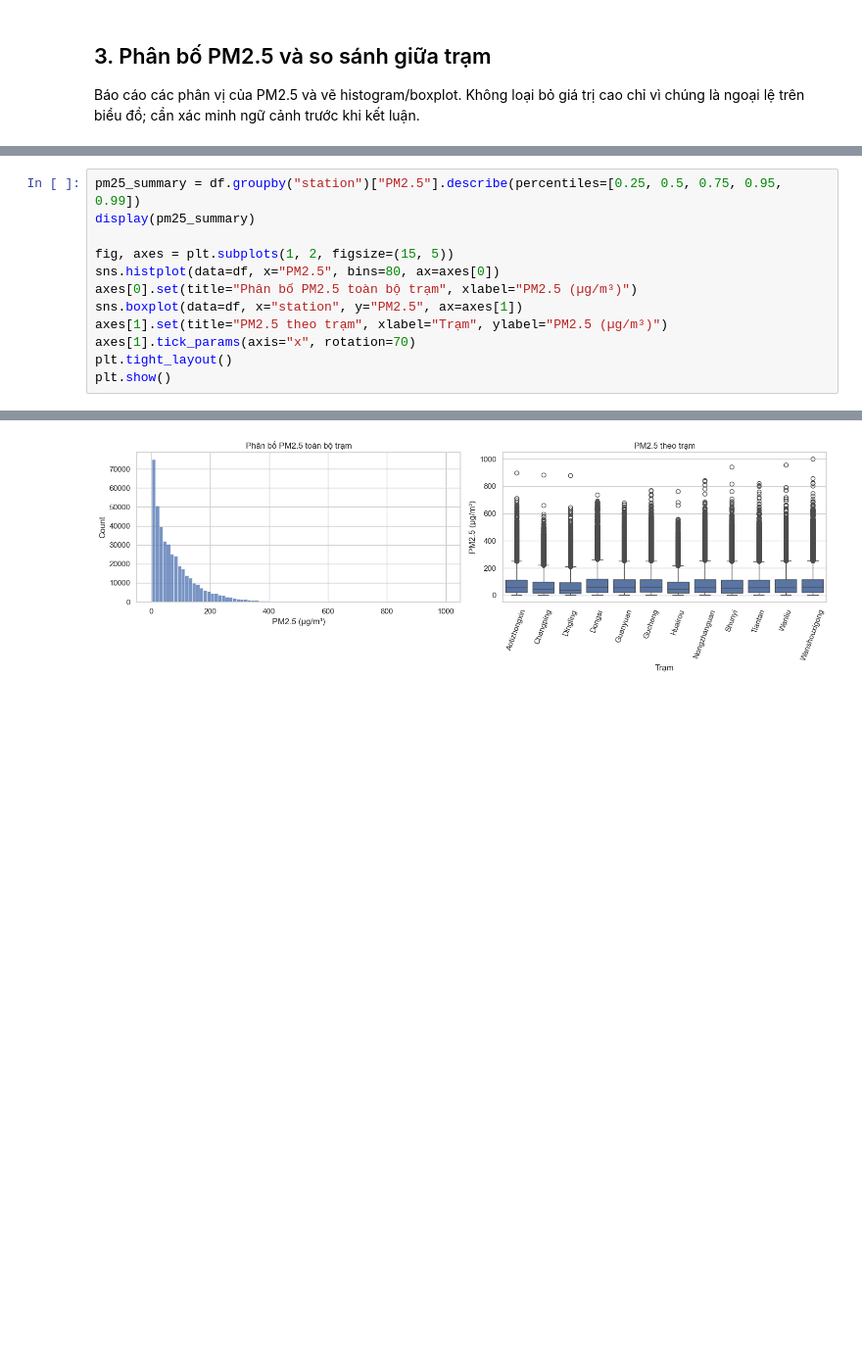
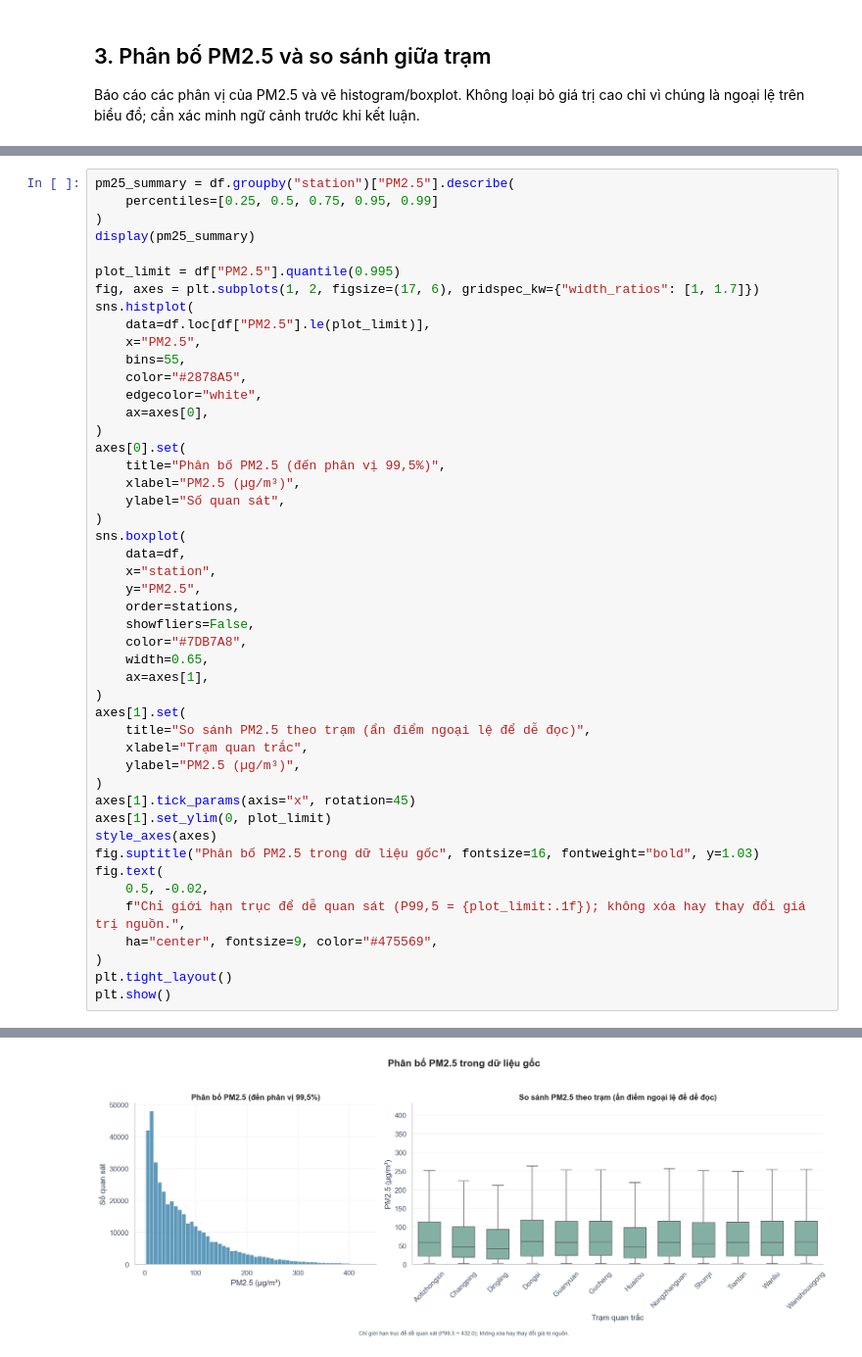
Before and after one commit to bjruly/sgu_finalproject_machinelearning_2026-2027, a Jupyter notebook: notebooks/01_eda_and_preprocessing.ipynb, the cells around one changed output, grey strips where cells are left out. Shown at 98% size. Cells and saved outputs as stored; diff of their text form; blank space fills up the shorter version.

```diff
--- a/notebooks/01_eda_and_preprocessing.ipynb
+++ b/notebooks/01_eda_and_preprocessing.ipynb
@@ -192,29 +346,64 @@ Báo cáo các phân vị của PM2.5 và vẽ histogram/boxplot. Không loại
 # %%
-pm25_summary = df.groupby("station")["PM2.5"].describe(percentiles=[0.25, 0.5, 0.75, 0.95, 0.99])
+pm25_summary = df.groupby("station")["PM2.5"].describe(
+    percentiles=[0.25, 0.5, 0.75, 0.95, 0.99]
+)
 display(pm25_summary)
 
-fig, axes = plt.subplots(1, 2, figsize=(15, 5))
-sns.histplot(data=df, x="PM2.5", bins=80, ax=axes[0])
-axes[0].set(title="Phân bố PM2.5 toàn bộ trạm", xlabel="PM2.5 (µg/m³)")
-sns.boxplot(data=df, x="station", y="PM2.5", ax=axes[1])
-axes[1].set(title="PM2.5 theo trạm", xlabel="Trạm", ylabel="PM2.5 (µg/m³)")
-axes[1].tick_params(axis="x", rotation=70)
+plot_limit = df["PM2.5"].quantile(0.995)
+fig, axes = plt.subplots(1, 2, figsize=(17, 6), gridspec_kw={"width_ratios": [1, 1.7]})
+sns.histplot(
+    data=df.loc[df["PM2.5"].le(plot_limit)],
+    x="PM2.5",
+    bins=55,
+    color="#2878A5",
+    edgecolor="white",
+    ax=axes[0],
+)
+axes[0].set(
+    title="Phân bố PM2.5 (đến phân vị 99,5%)",
+    xlabel="PM2.5 (µg/m³)",
+    ylabel="Số quan sát",
+)
+sns.boxplot(
+    data=df,
+    x="station",
+    y="PM2.5",
+    order=stations,
+    showfliers=False,
+    color="#7DB7A8",
+    width=0.65,
+    ax=axes[1],
+)
+axes[1].set(
+    title="So sánh PM2.5 theo trạm (ẩn điểm ngoại lệ để dễ đọc)",
+    xlabel="Trạm quan trắc",
+    ylabel="PM2.5 (µg/m³)",
+)
+axes[1].tick_params(axis="x", rotation=45)
+axes[1].set_ylim(0, plot_limit)
+style_axes(axes)
+fig.suptitle("Phân bố PM2.5 trong dữ liệu gốc", fontsize=16, fontweight="bold", y=1.03)
+fig.text(
+    0.5, -0.02,
+    f"Chỉ giới hạn trục để dễ quan sát (P99,5 = {plot_limit:.1f}); không xóa hay thay đổi giá trị nguồn.",
+    ha="center", fontsize=9, color="#475569",
+)
 plt.tight_layout()
 plt.show()
 # %% [output]
 |  | count | mean | std | min | 25% | 50% | 75% | 95% | 99% | max |
 | station |  |  |  |  |  |  |  |  |  |  |
 | Aotizhongxin | 34139.0 | 82.773611 | 82.135694 | 3.0 | 22.0 | 58.0 | 114.00 | 248.0 | 377.00 | 898.0 |
 | Changping | 34290.0 | 71.099743 | 72.326926 | 2.0 | 18.0 | 46.0 | 100.00 | 222.0 | 322.00 | 882.0 |
 | Dingling | 34285.0 | 65.989497 | 72.267723 | 3.0 | 14.0 | 41.0 | 93.00 | 215.0 | 331.16 | 881.0 |
 | Dongsi | 34314.0 | 86.194297 | 86.575127 | 3.0 | 22.0 | 61.0 | 119.00 | 260.0 | 396.00 | 737.0 |
 | Guanyuan | 34448.0 | 82.933372 | 80.933497 | 2.0 | 23.0 | 59.0 | 115.00 | 243.0 | 377.00 | 680.0 |
 | Gucheng | 34418.0 | 83.852089 | 82.796445 | 2.0 | 24.0 | 60.0 | 115.75 | 247.0 | 381.00 | 770.0 |
 | Huairou | 34111.0 | 69.626367 | 71.224916 | 2.0 | 17.0 | 47.0 | 98.00 | 216.0 | 321.00 | 762.0 |
 | Nongzhanguan | 34436.0 | 84.838483 | 86.225344 | 2.0 | 22.0 | 59.0 | 116.00 | 260.0 | 394.00 | 844.0 |
 | Shunyi | 34151.0 | 79.491602 | 81.231739 | 2.0 | 19.0 | 55.0 | 112.00 | 242.0 | 373.50 | 941.0 |
 | Tiantan | 34387.0 | 82.164911 | 80.921384 | 3.0 | 22.0 | 59.0 | 113.00 | 243.7 | 369.00 | 821.0 |
 | Wanliu | 34682.0 | 83.374716 | 81.905568 | 2.0 | 23.0 | 59.0 | 116.00 | 247.0 | 376.00 | 957.0 |
 | Wanshouxigong | 34368.0 | 85.024136 | 85.975981 | 3.0 | 23.0 | 60.0 | 116.00 | 256.0 | 397.33 | 999.0 |
-[figure, old version]
+[figure, new version]
 # %% [markdown]
```
Also changed, not shown: parts of 11 cells of this notebook, 1 other file.
